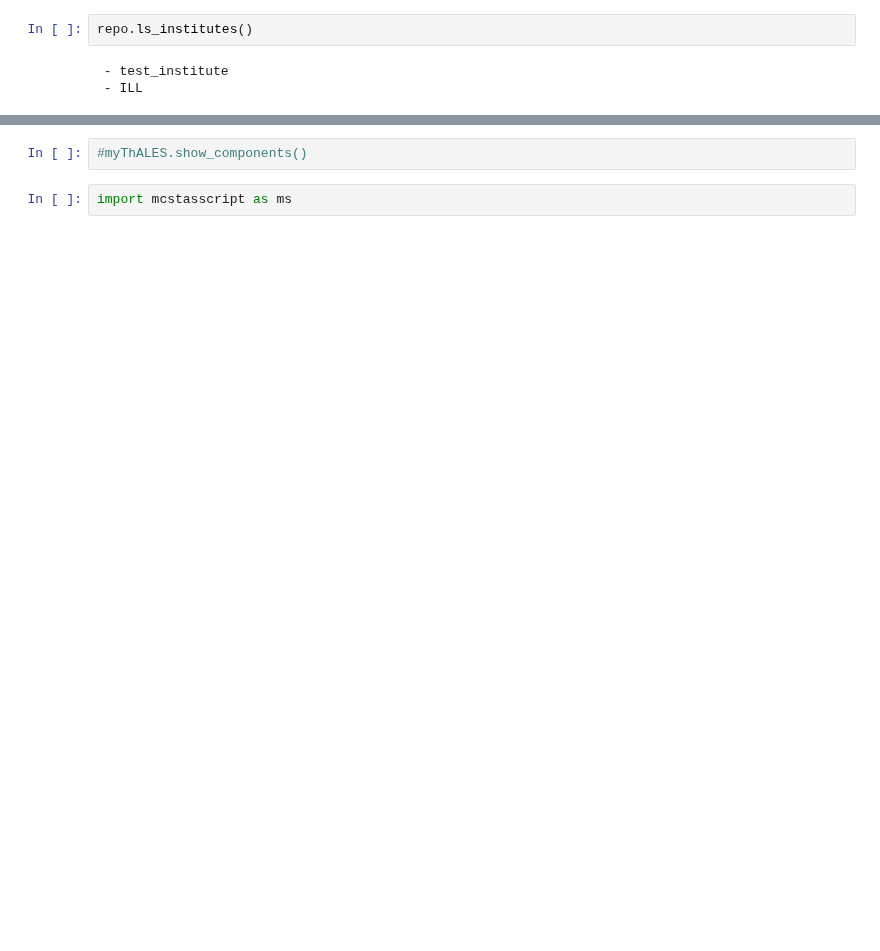
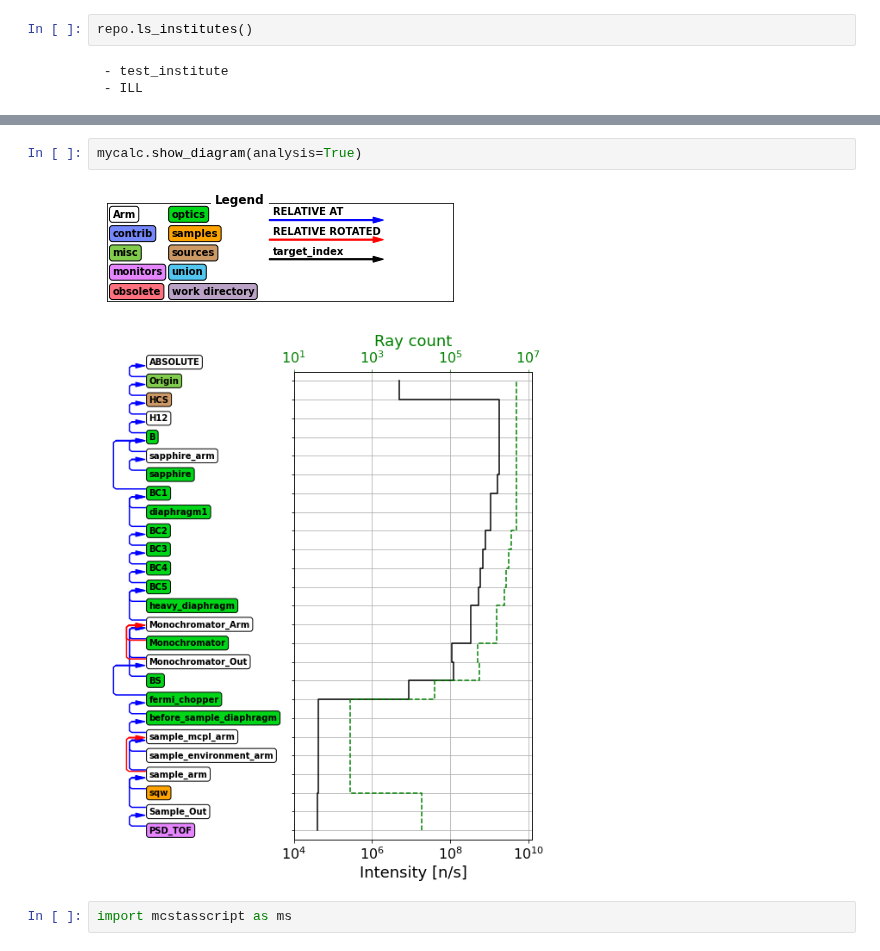
Before and after one commit to PaNOSC-ViNYL/instrument_database, a Jupyter notebook: mysim.ipynb, the cells around one changed output, grey strips where cells are left out. Saved outputs shown, nothing was run; the diff lists cells and outputs as text; blank space fills up the shorter version.

```diff
--- a/mysim.ipynb
+++ b/mysim.ipynb
@@ -120,4 +160,7 @@ myThALES.show_diagram()
 # %%
-#myThALES.show_components()
+mycalc.show_diagram(analysis=True)
+# %% [output]
+[figure, added]
+[figure, added]
 # %%
 import mcstasscript as ms
```
Also changed, not shown: parts of 26 cells of this notebook, 4 other files.
